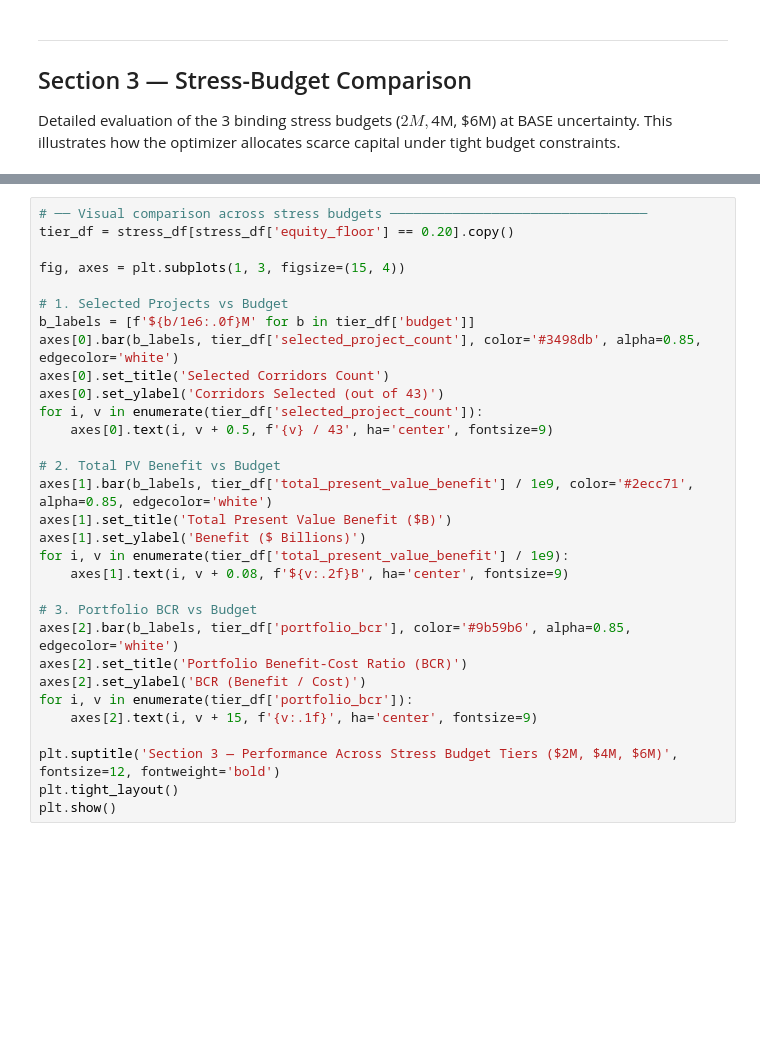
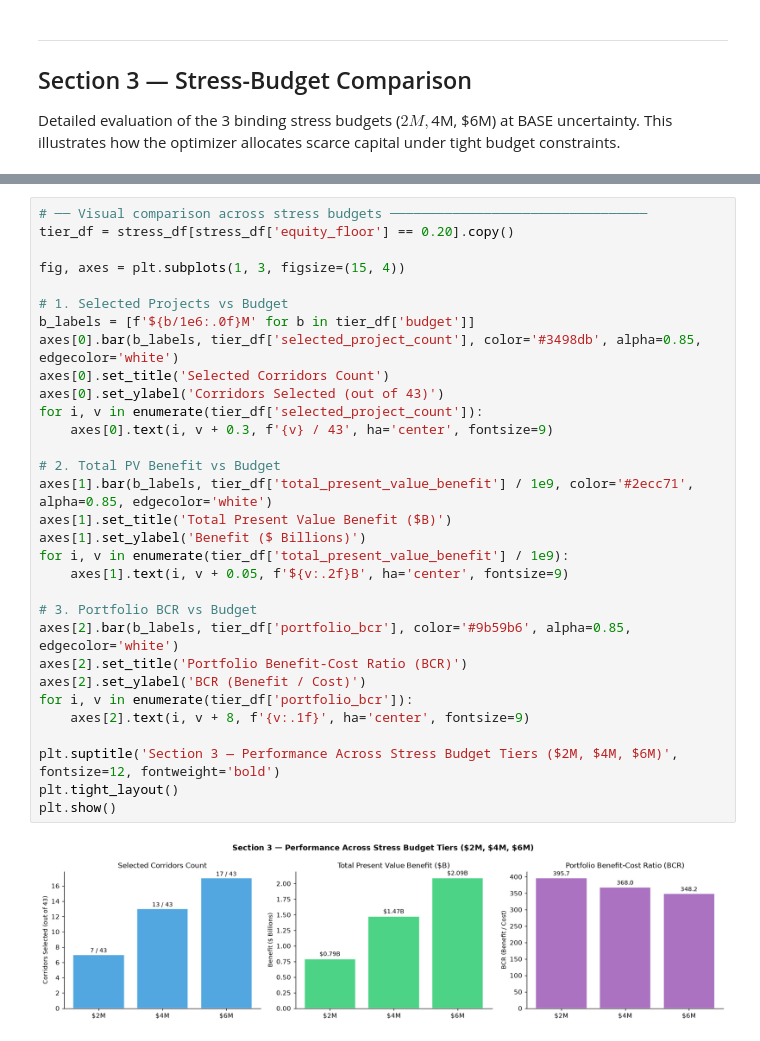
Before and after one commit to CharanKumar17-a/vision-zero-chicago, a Jupyter notebook: notebooks/05_portfolio_comparison.ipynb, the cells around one changed output, grey strips where cells are left out. Cells and saved outputs as stored; diff of their text form; blank space fills up the shorter version.

```diff
--- a/notebooks/05_portfolio_comparison.ipynb
+++ b/notebooks/05_portfolio_comparison.ipynb
@@ -118,33 +149,35 @@ print(stress_df[display_cols].to_string(index=False))
 # %%
 # ── Visual comparison across stress budgets ─────────────────────────────────
 tier_df = stress_df[stress_df['equity_floor'] == 0.20].copy()
 
 fig, axes = plt.subplots(1, 3, figsize=(15, 4))
 
 # 1. Selected Projects vs Budget
 b_labels = [f'${b/1e6:.0f}M' for b in tier_df['budget']]
 axes[0].bar(b_labels, tier_df['selected_project_count'], color='#3498db', alpha=0.85, edgecolor='white')
 axes[0].set_title('Selected Corridors Count')
 axes[0].set_ylabel('Corridors Selected (out of 43)')
 for i, v in enumerate(tier_df['selected_project_count']):
-    axes[0].text(i, v + 0.5, f'{v} / 43', ha='center', fontsize=9)
+    axes[0].text(i, v + 0.3, f'{v} / 43', ha='center', fontsize=9)
 
 # 2. Total PV Benefit vs Budget
 axes[1].bar(b_labels, tier_df['total_present_value_benefit'] / 1e9, color='#2ecc71', alpha=0.85, edgecolor='white')
 axes[1].set_title('Total Present Value Benefit ($B)')
 axes[1].set_ylabel('Benefit ($ Billions)')
 for i, v in enumerate(tier_df['total_present_value_benefit'] / 1e9):
-    axes[1].text(i, v + 0.08, f'${v:.2f}B', ha='center', fontsize=9)
+    axes[1].text(i, v + 0.05, f'${v:.2f}B', ha='center', fontsize=9)
 
 # 3. Portfolio BCR vs Budget
 axes[2].bar(b_labels, tier_df['portfolio_bcr'], color='#9b59b6', alpha=0.85, edgecolor='white')
 axes[2].set_title('Portfolio Benefit-Cost Ratio (BCR)')
 axes[2].set_ylabel('BCR (Benefit / Cost)')
 for i, v in enumerate(tier_df['portfolio_bcr']):
-    axes[2].text(i, v + 15, f'{v:.1f}', ha='center', fontsize=9)
+    axes[2].text(i, v + 8, f'{v:.1f}', ha='center', fontsize=9)
 
 plt.suptitle('Section 3 — Performance Across Stress Budget Tiers ($2M, $4M, $6M)', fontsize=12, fontweight='bold')
 plt.tight_layout()
 plt.show()
+# %% [output]
+[figure, added]
 # %% [markdown]
 ---
```
Also changed, not shown: parts of 17 cells of this notebook.
